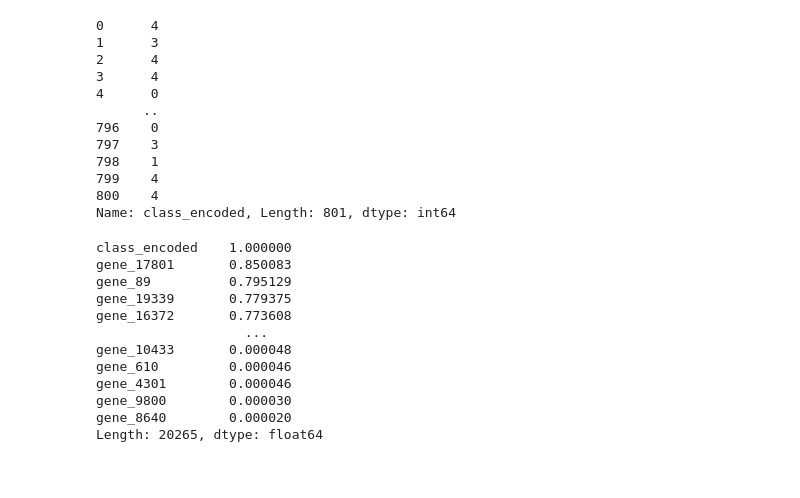
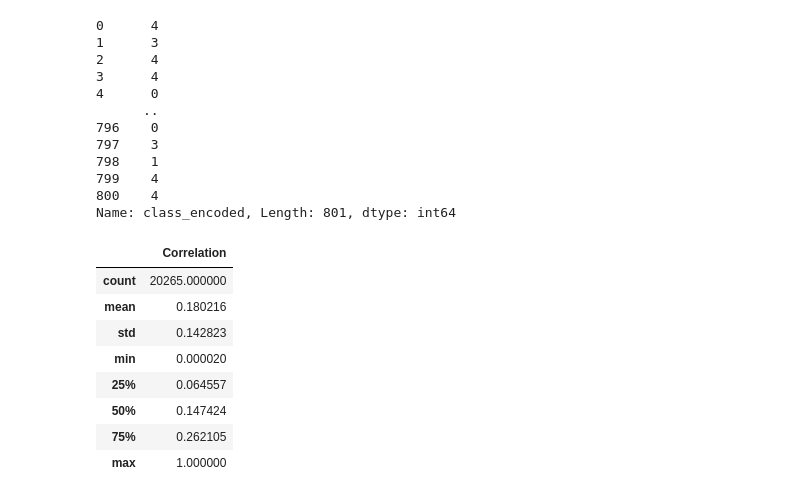
Before and after one commit to kimberly42787/Tumor-Classification-Using-RNA-Seq-Gene-Expression-Profiles, a Jupyter notebook: main.ipynb, the cells around one changed output. Cells and saved outputs as stored; diff of their text form; code cells hidden in the pictures.

```diff
--- a/main.ipynb
+++ b/main.ipynb
@@ -271,24 +271,13 @@ print(norm_min_max_df['class_encoded'])
 800    4
 Name: class_encoded, Length: 801, dtype: int64
 # %%
+# Grab only the numeric columns
 correlation_columns = norm_min_max_df.iloc[:, 2:].select_dtypes(include=['float64', 'int64']).columns
 
+# Check the correlation between each numeric colunm with the encoded target variable
 correlations = norm_min_max_df[correlation_columns].corrwith(norm_min_max_df['class_encoded'])
 
-important_corr = correlations.abs().sort_values(ascending = False)
-print(important_corr)
+# Order the correlation by ordering the absolute values
+important_corr= correlations.abs().sort_values(ascending = False)
-# %% [output]
-class_encoded    1.000000
-gene_17801       0.850083
-gene_89          0.795129
-gene_19339       0.779375
-gene_16372       0.773608
-                   ...
-gene_10433       0.000048
-gene_610         0.000046
-gene_4301        0.000046
-gene_9800        0.000030
-gene_8640        0.000020
-Length: 20265, dtype: float64
 # %%
 # Convert Series into a Dataframe
@@ -302,0 +291,12 @@ correlation_df.to_csv('correlation_results.csv', index=False)
+# %%
+correlation_df.describe()
+# %% [output]
+|  | Correlation |
+| count | 20265.000000 |
+| mean | 0.180216 |
+| std | 0.142823 |
+| min | 0.000020 |
+| 25% | 0.064557 |
+| 50% | 0.147424 |
+| 75% | 0.262105 |
+| max | 1.000000 |
```
Also changed, not shown: parts of 4 cells of this notebook, 4 other files.
